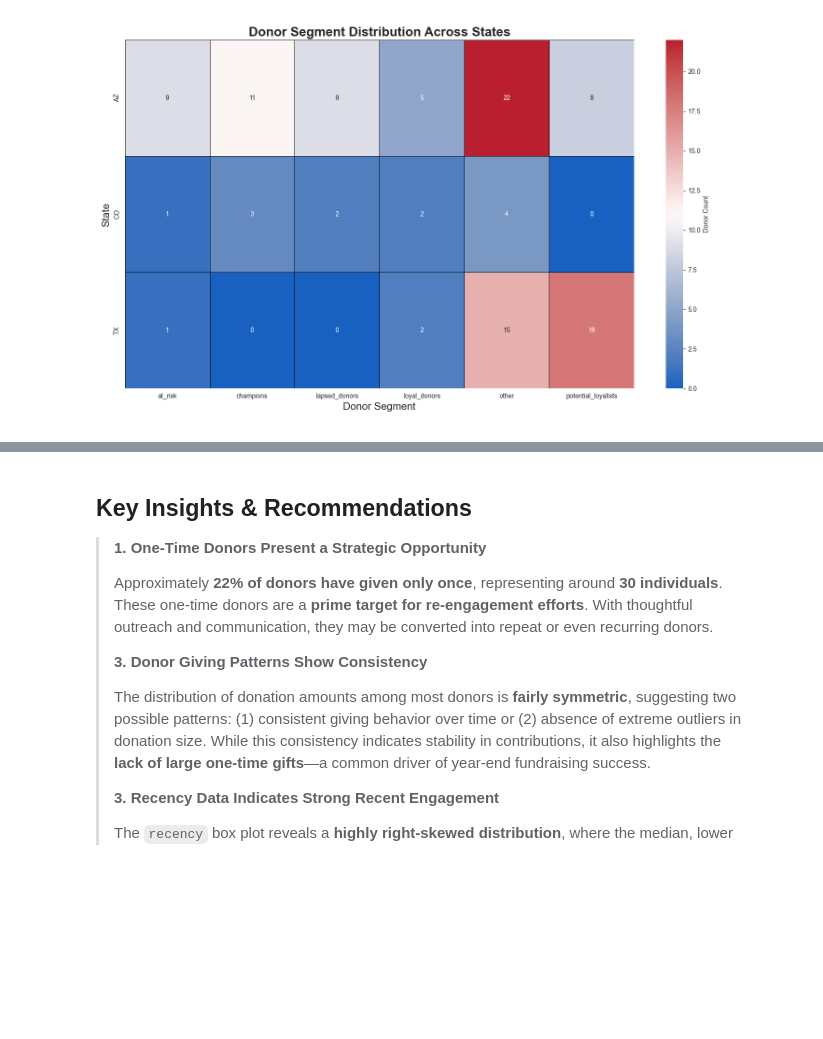
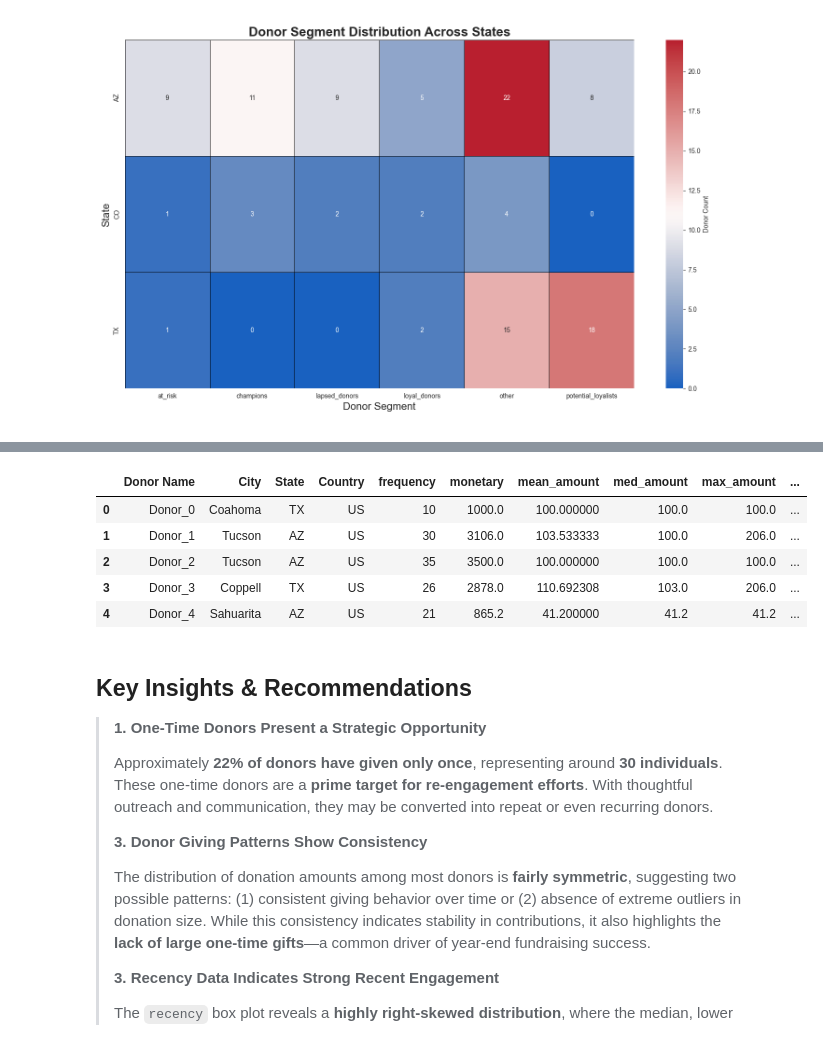
Before and after one commit to chadmgallego/donor-rfm-analysis, a Jupyter notebook: donor_rfm_analysis.ipynb, the cells around one changed output, grey strips where cells are left out. Cells and saved outputs as stored; diff of their text form; code cells hidden in the pictures; blank space fills up the shorter version.

```diff
--- a/donor_rfm_analysis.ipynb
+++ b/donor_rfm_analysis.ipynb
@@ -538,6 +553,17 @@ plt.savefig('segment_heatmap.png')
 # %%
 # Export final donors_df DataFrame to csv file
 donors_df.to_csv('donors_final.csv', index = False)
+# %%
+# View the final table
+donors_df.loc[:, 'Donor Name'] = [f'Donor_{idx}' for idx in range(len(donors_df))]
+donors_df.head()
+# %% [output]
+|  | Donor Name | City | State | Country | frequency | monetary | mean_amount | med_amount | max_amount | ... |
+| 0 | Donor_0 | Coahoma | TX | US | 10 | 1000.0 | 100.000000 | 100.0 | 100.0 | ... |
+| 1 | Donor_1 | Tucson | AZ | US | 30 | 3106.0 | 103.533333 | 100.0 | 206.0 | ... |
+| 2 | Donor_2 | Tucson | AZ | US | 35 | 3500.0 | 100.000000 | 100.0 | 100.0 | ... |
+| 3 | Donor_3 | Coppell | TX | US | 26 | 2878.0 | 110.692308 | 103.0 | 206.0 | ... |
+| 4 | Donor_4 | Sahuarita | AZ | US | 21 | 865.2 | 41.200000 | 41.2 | 41.2 | ... |
 # %% [markdown]
 ## Key Insights & Recommendations
 > **1. One-Time Donors Present a Strategic Opportunity**
```
Also changed, not shown: parts of 20 cells of this notebook.
